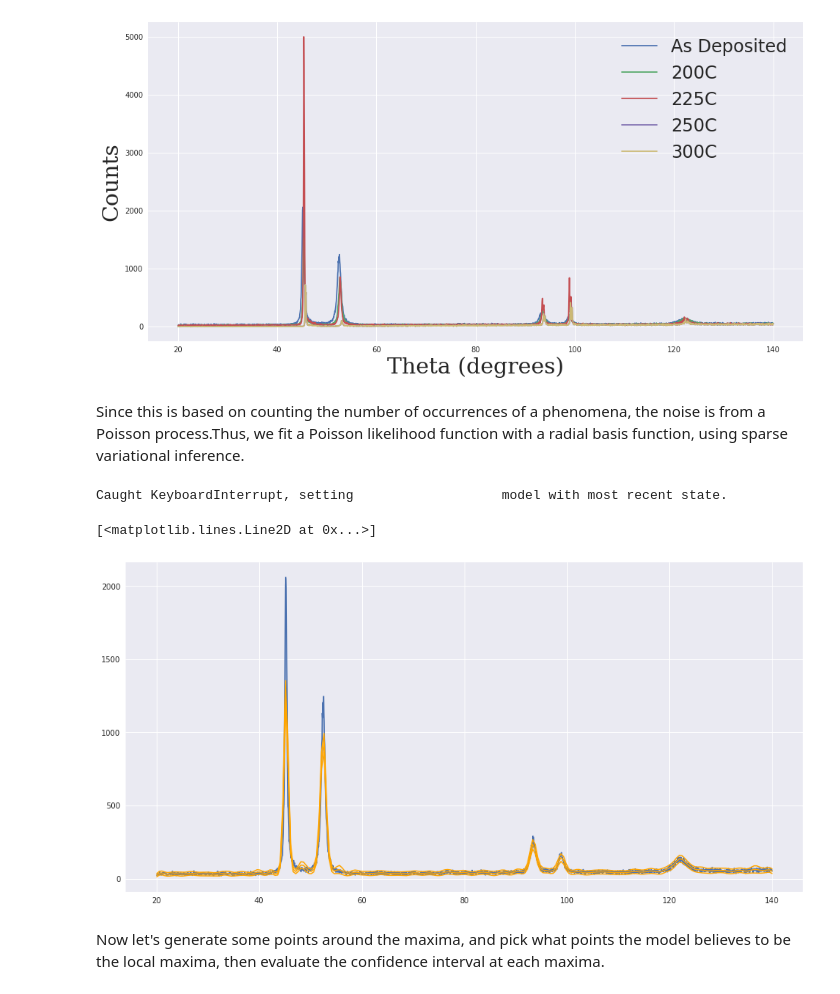
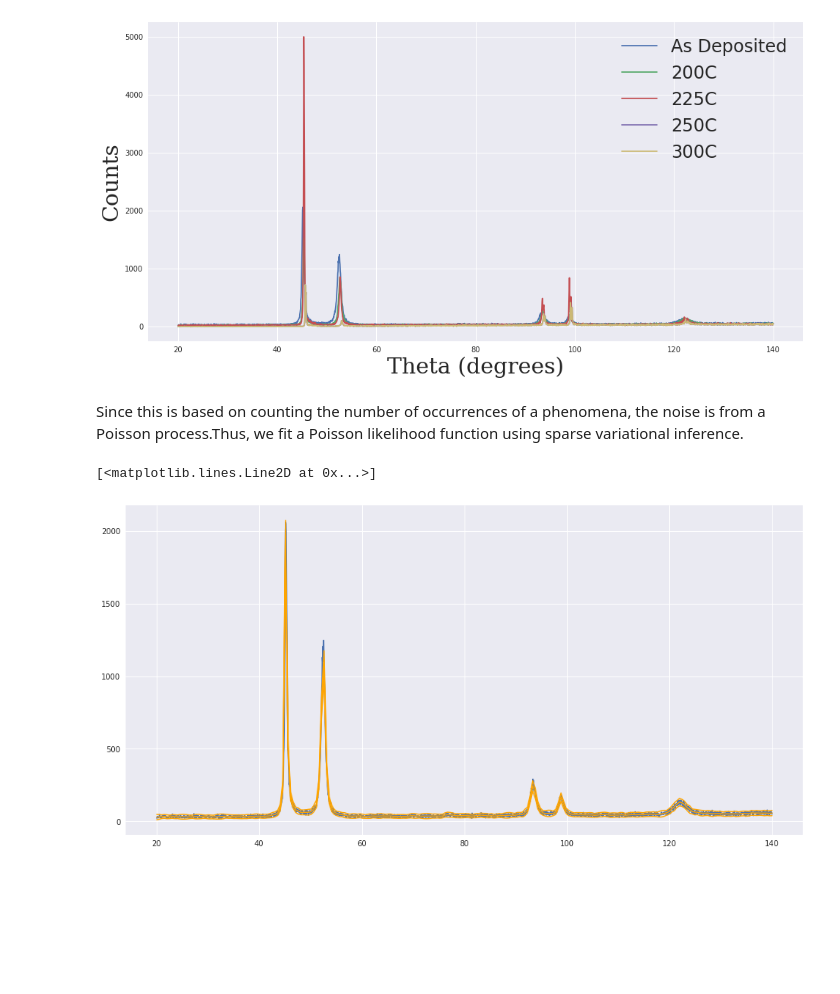
Before and after one commit to tobyfrancis/CapstoneDataPipelines, a Jupyter notebook: notebooks/Variatonal XRD Peak Fitting.ipynb, the cells around one changed output. Saved outputs shown, nothing was run; the diff lists cells and outputs as text; code cells hidden in the pictures; blank space fills up the shorter version.

```diff
--- a/notebooks/Variatonal XRD Peak Fitting.ipynb
+++ b/notebooks/Variatonal XRD Peak Fitting.ipynb
@@ -85,27 +88,27 @@ plt.savefig('XRD_initial.svg')
 # %% [output]
 [figure]
 # %% [markdown]
-Since this is based on counting the number of occurrences of a phenomena, the noise is from a Poisson process.Thus, we fit a Poisson likelihood function with a radial basis function, using sparse variational inference.
+Since this is based on counting the number of occurrences of a phenomena, the noise is from a Poisson process.Thus, we fit a Poisson likelihood function using sparse variational inference.
 # %%
 D = X_AD.shape[1]
-kernel = gpflow.kernels.RBF(D,1)
+radial_kernel = gpflow.kernels.RBF(D,1)
+matern_kernel = gpflow.kernels.Matern12(D,1)
 likelihood = gpflow.likelihoods.Poisson()
 #Z = X_AD[:750].copy()
-approximate_maxima = np.random.choice(range(len(X_AD)),size=1000,p=(Y_AD.flatten()/np.sum(Y_AD)))
-m = gpflow.svgp.SVGP(X_AD, Y_AD, kernel,likelihood=likelihood,Z=X_AD[approximate_maxima],minibatch_size=len(X_AD))
+sampling = np.random.choice(range(len(X_AD)),size=500,p=(Y_AD.flatten()/np.sum(Y_AD)))
+#m = gpflow.svgp.SVGP(X_AD, Y_AD, radial_kernel,likelihood=likelihood,Z=X_AD[sampling],minibatch_size=len(X_AD))
+#m = gpflow.vgp.VGP(X_AD,Y_AD,radial_kernel,likelihood=likelihood)
+m = gpflow.sgpmc.SGPMC(X_AD,Y_AD,matern_kernel,likelihood,Z=X_AD[sampling])
 m.optimize()
 #m.kern.variance.prior = gpflow.priors.Gamma(2,0.01)
 pX = np.linspace(20, 140,num=240)[:, None]
 pY, pYv = m.predict_y(pX)
 plt.figure(figsize=(16,8))
 plt.plot(X_AD,Y_AD)
 line, = plt.plot(pX, pY, color='orange',lw=1.5)
 plt.plot(pX, pY+2*pYv**0.5, color='orange', lw=1.5)
 plt.plot(pX, pY-2*pYv**0.5, color='orange', lw=1.5)
 #plt.plot(m.Z.value, np.zeros(m.Z.value.shape), 'k|', color='orange', mew=2)
 # %% [output]
-Caught KeyboardInterrupt, setting                   model with most recent state.
+[<matplotlib.lines.Line2D at 0x...>]
-[<matplotlib.lines.Line2D at 0x...>]
-[figure, old version]
+[figure, new version]
-# %% [markdown]
-Now let's generate some points around the maxima, and pick what points the model believes to be the local maxima, then evaluate the confidence interval at each maxima.
```
Also changed, not shown: parts of 12 cells of this notebook, 1 other file.
